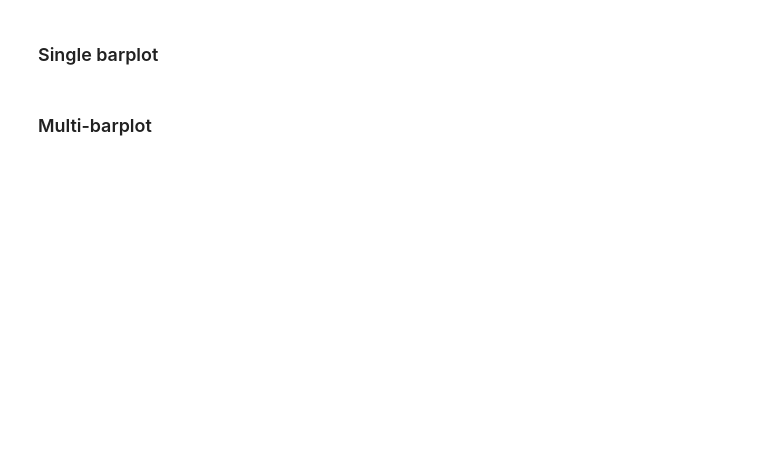
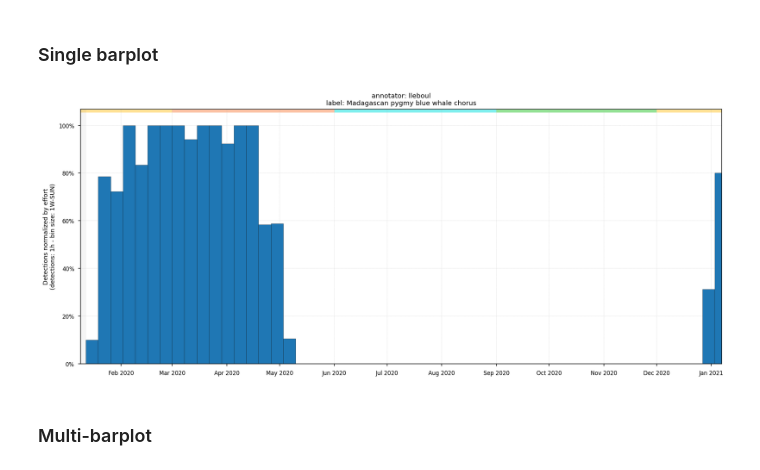
Before and after one commit to mathieudpnt/OSmOSE_post_processing, a Jupyter notebook: user_case/user_case_OHASISBIO.ipynb, the cells around one changed output. Cells and saved outputs as stored; diff of their text form; code cells hidden in the pictures; blank space fills up the shorter version.

```diff
--- a/user_case/user_case_OHASISBIO.ipynb
+++ b/user_case/user_case_OHASISBIO.ipynb
@@ -15,7 +15,7 @@ from post_processing.dataclass.recording_period import RecordingPeriod
 # %%
 yaml_file = Path(r"resource\OHASISBIO_yaml.yml")
 data_list = DataAplose.from_yaml(file=yaml_file)
-config_list = DetectionFilters.from_yaml(file=yaml_file)
+config_list = DetectionFilter.from_yaml(file=yaml_file)
 
 for data in data_list:
     data.lat = -49
@@ -32,29 +79,31 @@ for data in data_list:
 # %%
 data = data_list[0]
 config = config_list[0]
 
 fig, ax = plt.subplots(1, 1)
 
 bin_size = frequencies.to_offset("1W-SUN")
 ticks = frequencies.to_offset("1MS")
-fmt = "%b %y"
+fmt = "%b %Y"
 
 recording_data = RecordingPeriod.from_path(config=config,
                                            date_format="%Y_%m_%d_%H_%M_%S_%f%z",
                                            bin_size=bin_size,
                                            )
 ax = data.set_ax(ax=ax, x_ticks_res=ticks, date_format=fmt)
 data.plot(
     mode="histogram",
     annotator="lleboul",
     label='Madagascan pygmy blue whale chorus',
     ax=ax,
     bin_size=bin_size,
     effort=recording_data,
     season=True,
 )
 plt.tight_layout()
 plt.show()
+# %% [output]
+[figure, added]
 # %% [markdown]
 ### Multi-barplot
 # %%
```
Also changed, not shown: parts of 2 cells of this notebook, 6 other files.
